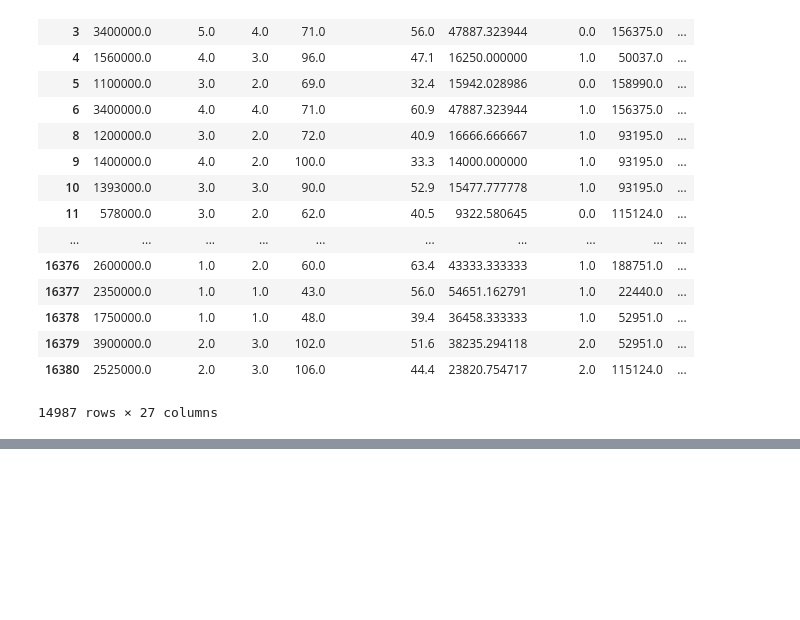
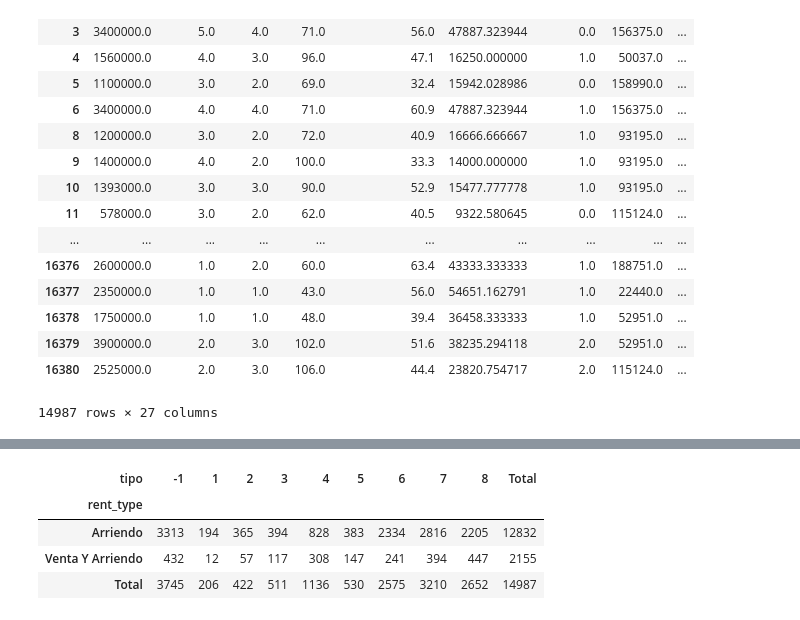
Before and after one commit to Baarry11/Tarea-1-LabDeDatos, a Jupyter notebook: tarea1.ipynb, the cells around one changed output, grey strips where cells are left out. Cells and saved outputs as stored; diff of their text form; code cells hidden in the pictures; blank space fills up the shorter version.

```diff
--- a/tarea1.ipynb
+++ b/tarea1.ipynb
@@ -818,0 +859,8 @@ numeric n_rooms  -0.019166
+# %%
+categorical_compa('rent_type','tipo')
+# %% [output]
+| tipo | -1 | 1 | 2 | 3 | 4 | 5 | 6 | 7 | 8 | Total |
+| rent_type |  |  |  |  |  |  |  |  |  |  |
+| Arriendo | 3313 | 194 | 365 | 394 | 828 | 383 | 2334 | 2816 | 2205 | 12832 |
+| Venta Y Arriendo | 432 | 12 | 57 | 117 | 308 | 147 | 241 | 394 | 447 | 2155 |
+| Total | 3745 | 206 | 422 | 511 | 1136 | 530 | 2575 | 3210 | 2652 | 14987 |
```
Also changed, not shown: parts of 17 cells of this notebook.
